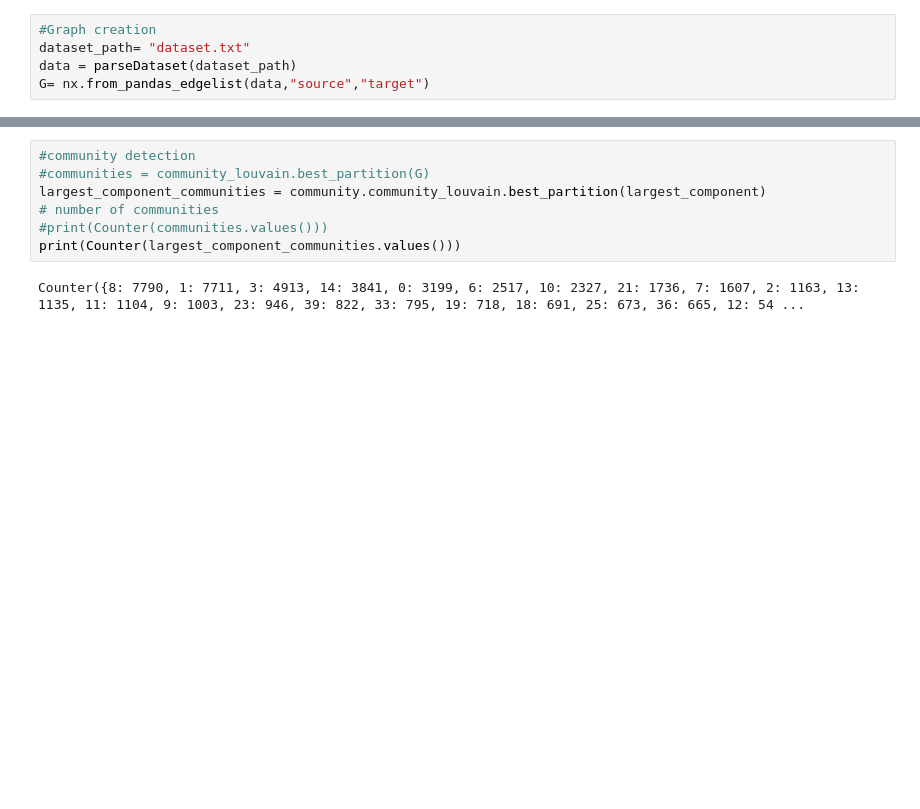
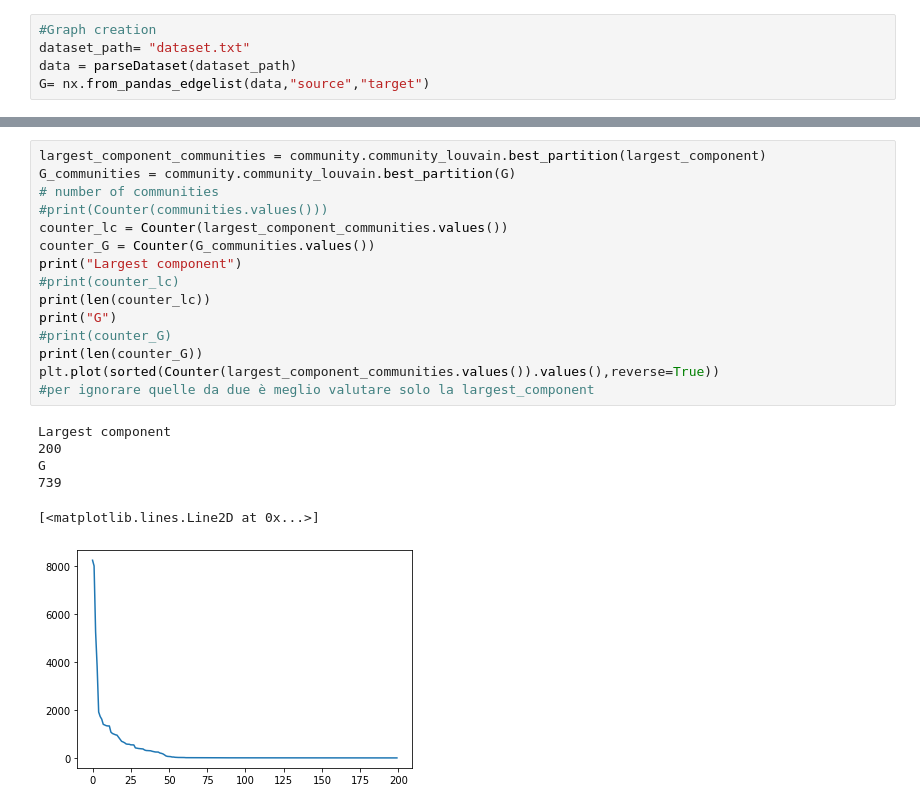
Before and after one commit to lory9894University/AVRC_project, a Jupyter notebook: measures.ipynb, the cells around one changed output, grey strips where cells are left out. Cells and saved outputs as stored; diff of their text form; blank space fills up the shorter version.

```diff
--- a/measures.ipynb
+++ b/measures.ipynb
@@ -94,12 +99,25 @@ Degree correlation: 0.009622679947904226
-# %%
-#community detection
-#communities = community_louvain.best_partition(G)
-largest_component_communities = community.community_louvain.best_partition(largest_component)
-# number of communities
-#print(Counter(communities.values()))
-print(Counter(largest_component_communities.values()))
-# %% [output]
-Counter({8: 7790, 1: 7711, 3: 4913, 14: 3841, 0: 3199, 6: 2517, 10: 2327, 21: 1736, 7: 1607, 2: 1163, 13: 1135, 11: 1104, 9: 1003, 23: 946, 39: 822, 33: 795, 19: 718, 18: 691, 25: 673, 36: 665, 12: 54 ...
+# %%
+largest_component_communities = community.community_louvain.best_partition(largest_component)
+G_communities = community.community_louvain.best_partition(G)
+# number of communities
+#print(Counter(communities.values()))
+counter_lc = Counter(largest_component_communities.values())
+counter_G = Counter(G_communities.values())
+print("Largest component")
+#print(counter_lc)
+print(len(counter_lc))
+print("G")
+#print(counter_G)
+print(len(counter_G))
+plt.plot(sorted(Counter(largest_component_communities.values()).values(),reverse=True))
+#per ignorare quelle da due è meglio valutare solo la largest_component
+# %% [output]
+Largest component
+200
+G
+739
+[<matplotlib.lines.Line2D at 0x...>]
+[figure, added]
 # %%
 #plt.plot(sorted(Counter(largest_component_communities.values()).values(),reverse=True))
 #TODO: aggiustare la dimensione dell'immagine, se si decommenta la linea precedente il grafo delle comunità diventa un amoung us
```
Also changed, not shown: parts of 15 cells of this notebook, 4 other files.
